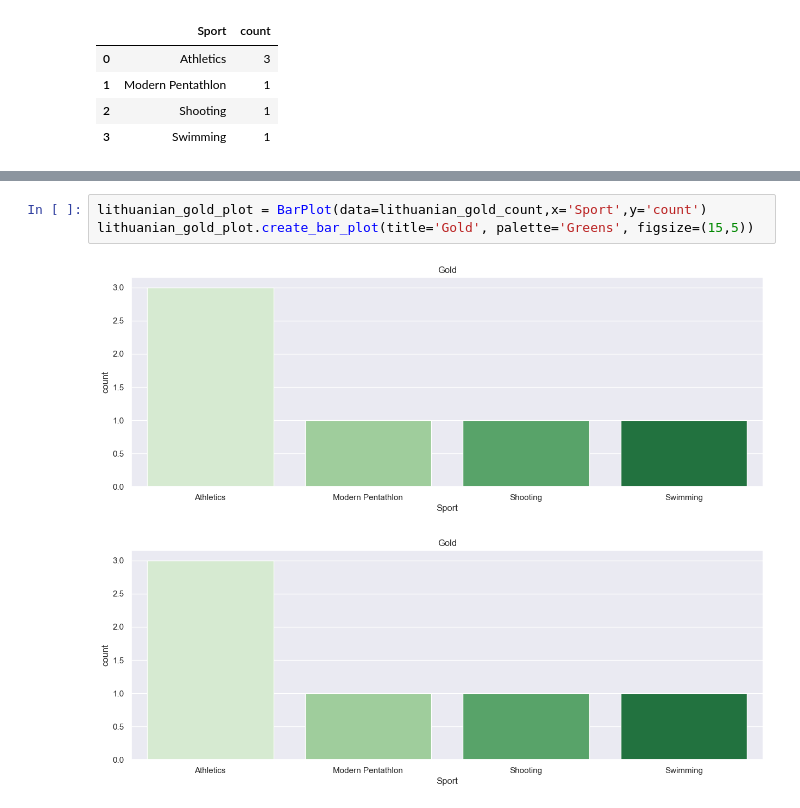
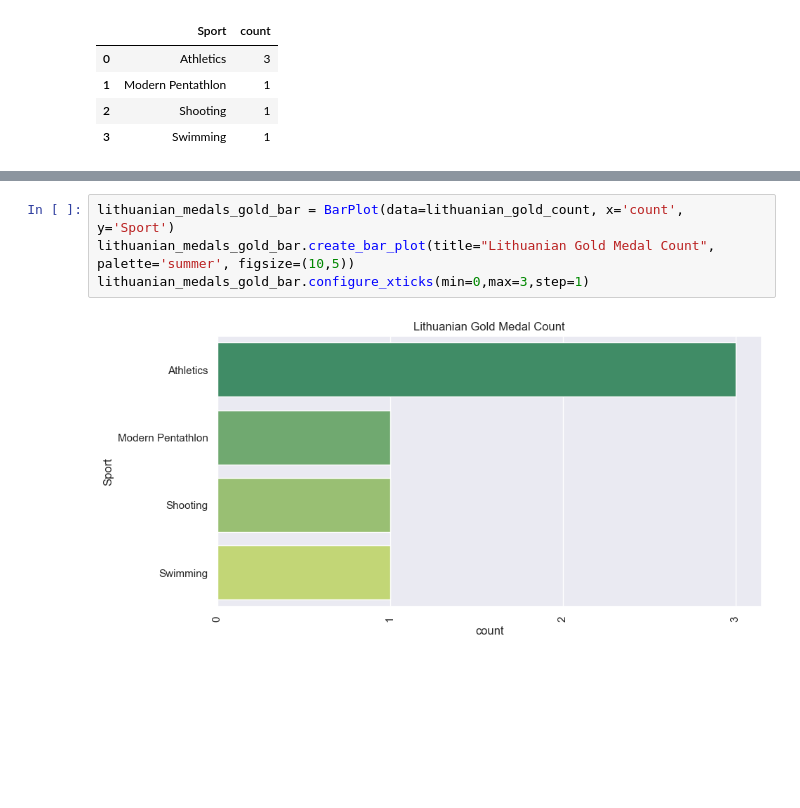
Before and after one commit to kilciukas/Olympic_dataset_exploration, a Jupyter notebook: Notebook_v2/Olimpines_notebook_v2.ipynb, the cells around one changed output, grey strips where cells are left out. Saved outputs shown, nothing was run; the diff lists cells and outputs as text; blank space fills up the shorter version.

```diff
--- a/Notebook_v2/Olimpines_notebook_v2.ipynb
+++ b/Notebook_v2/Olimpines_notebook_v2.ipynb
@@ -688,6 +697,6 @@ plt.pie(data=lithuanian_gold_count,x='count',colors=colors)
 # %%
-lithuanian_gold_plot = BarPlot(data=lithuanian_gold_count,x='Sport',y='count')
-lithuanian_gold_plot.create_bar_plot(title='Gold', palette='Greens', figsize=(15,5))
+lithuanian_medals_gold_bar = BarPlot(data=lithuanian_gold_count, x='count', y='Sport')
+lithuanian_medals_gold_bar.create_bar_plot(title="Lithuanian Gold Medal Count", palette='summer', figsize=(10,5))
+lithuanian_medals_gold_bar.configure_xticks(min=0,max=3,step=1)
 # %% [output]
-[figure, old version]
+[figure, new version]
-[figure, removed]
```
Also changed, not shown: parts of 19 cells of this notebook, 1 other file.
